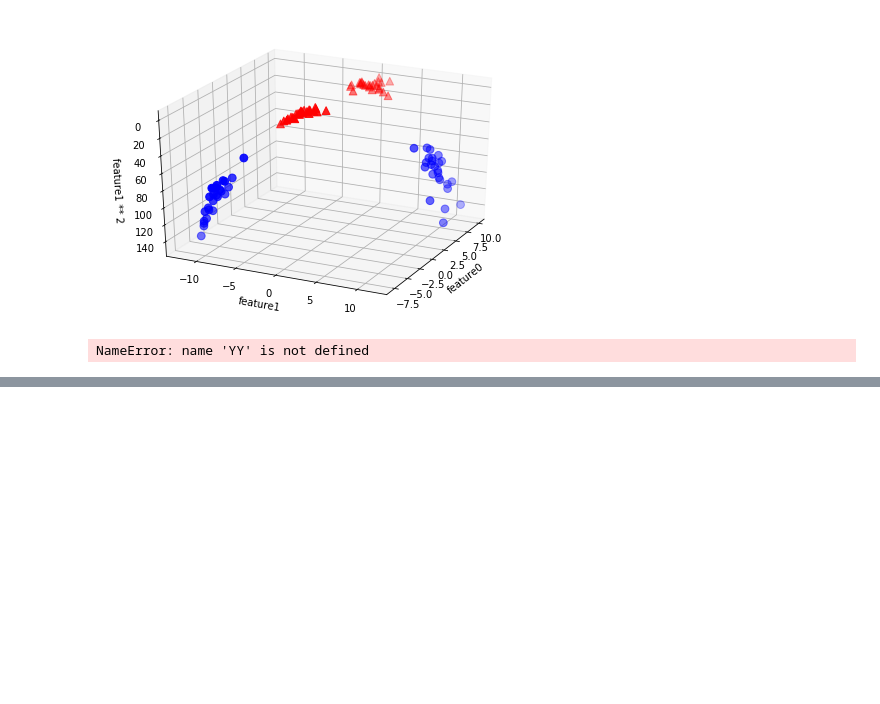
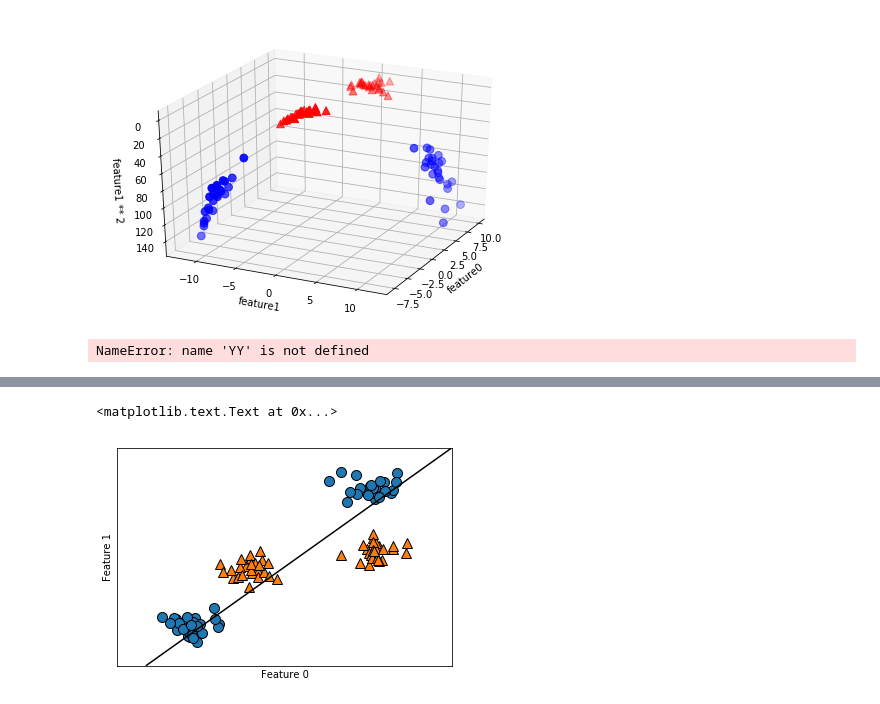
Before and after one commit to BijayaDas/MachineLearningProjects, a Jupyter notebook: Muller_book_Exercise.ipynb, the cells around one changed output, grey strips where cells are left out. Saved outputs shown, nothing was run; the diff lists cells and outputs as text; code cells hidden in the pictures; blank space fills up the shorter version.

```diff
--- a/Muller_book_Exercise.ipynb
+++ b/Muller_book_Exercise.ipynb
@@ -926,3 +924,9 @@ plt.xlabel("Feature 0")
 plt.ylabel("Feature 1")
 # %% [output]
 NameError: name 'YY' is not defined
+# %%
+X, y = make_blobs(centers=4, random_state=8)
+y = y % 2
+mglearn.discrete_scatter(X[:, 0], X[:, 1], y)
+plt.xlabel("Feature 0")
+plt.ylabel("Feature 1")
@@ -928,0 +936,10 @@ NameError: name 'YY' is not defined
+# %%
+from sklearn.svm import LinearSVC
+linear_svm = LinearSVC().fit(X, y)
+mglearn.plots.plot_2d_separator(linear_svm, X)
+mglearn.discrete_scatter(X[:, 0], X[:, 1], y)
+plt.xlabel("Feature 0")
+plt.ylabel("Feature 1")
+# %% [output]
+<matplotlib.text.Text at 0x...>
+[figure, added]
```
Also changed, not shown: parts of 87 cells of this notebook, 7 other files.
